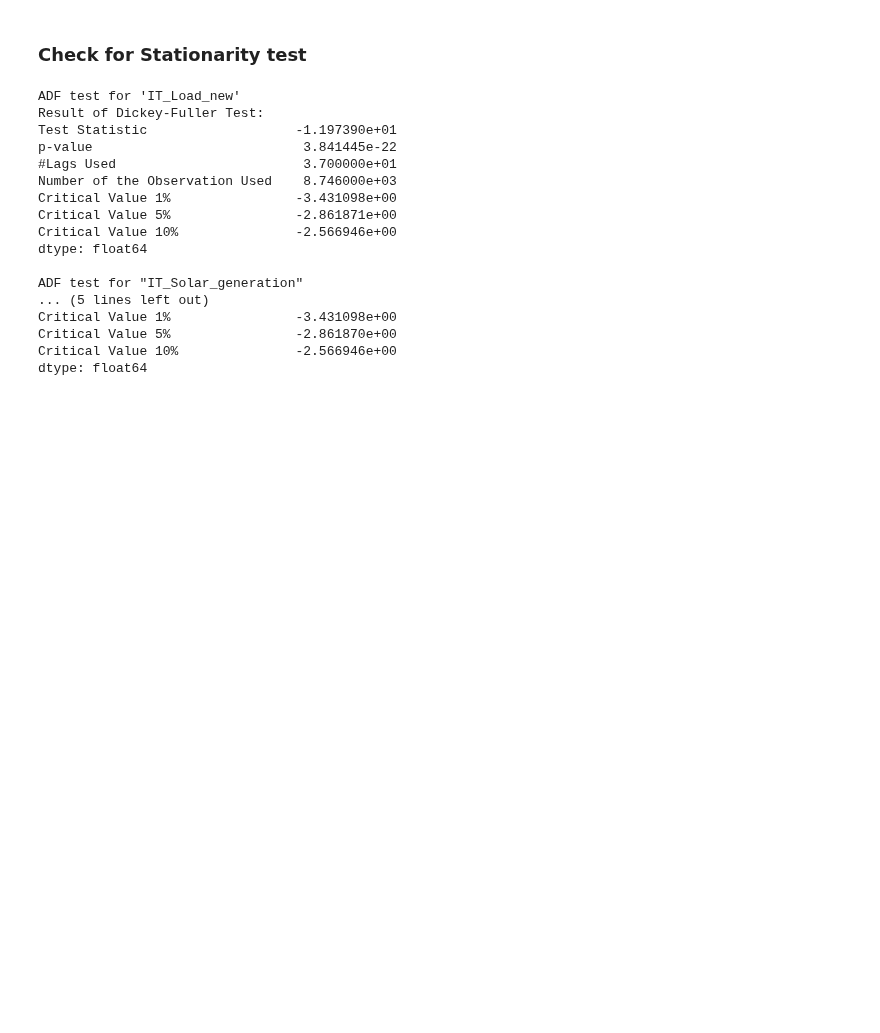
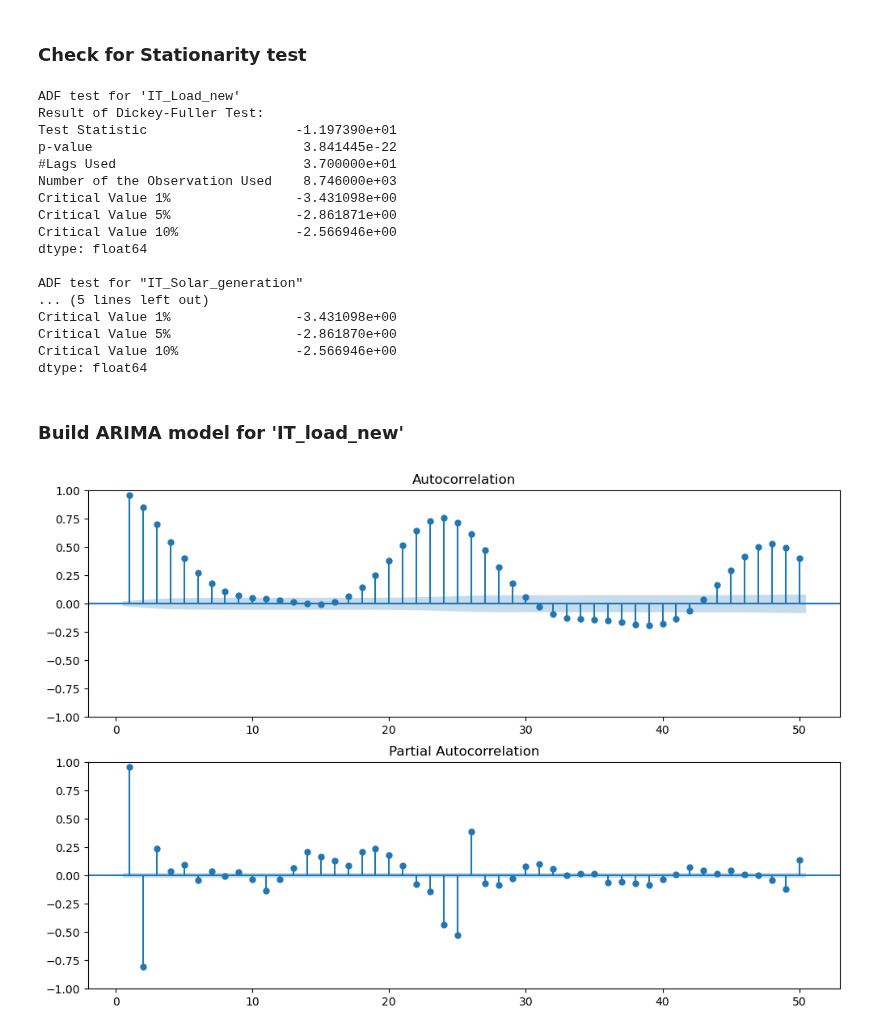
Before and after one commit to mmiskatul/Time-Series-analysis, a Jupyter notebook: Projects 1.ipynb, the cells around one changed output. Saved outputs shown, nothing was run; the diff lists cells and outputs as text; code cells hidden in the pictures; blank space fills up the shorter version.

Commit message:
add new arima model and plot it

```diff
--- a/Projects 1.ipynb
+++ b/Projects 1.ipynb
@@ -119,3 +119,15 @@ Critical Value 1%                -3.431098e+00
 Critical Value 5%                -2.861870e+00
 Critical Value 10%               -2.566946e+00
 dtype: float64
+# %% [markdown]
+### Build ARIMA model for 'IT_load_new'
+# %%
+from statsmodels.graphics.tsaplots import plot_acf,plot_pacf
+
+#PLOT ACF and PACF
+fig ,(ax1,ax2) =plt.subplots(2,1,figsize=(12,8))
+plot_acf(data['IT_load_new'],lags=50,zero=False,ax=ax1)
+plot_pacf(data['IT_load_new'],lags=50,zero=False,ax=ax2)
+plt.show()
+# %% [output]
+[figure, added]
```
